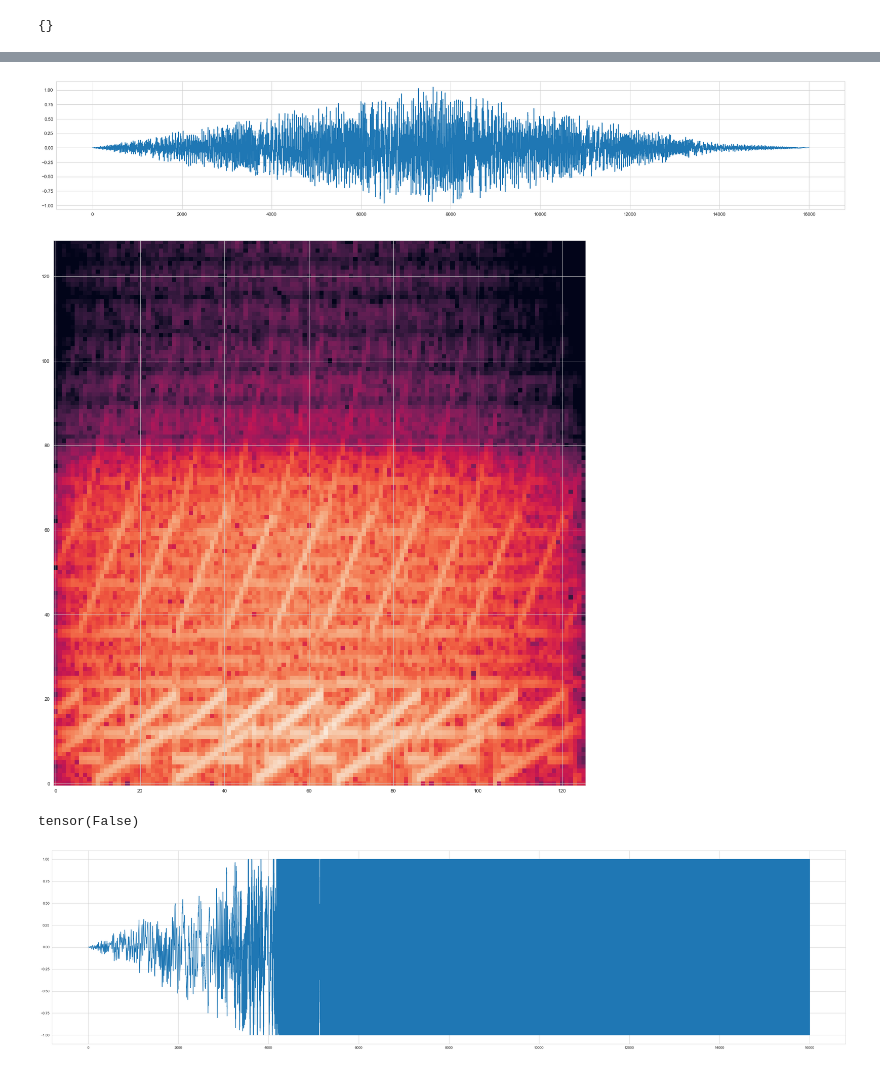
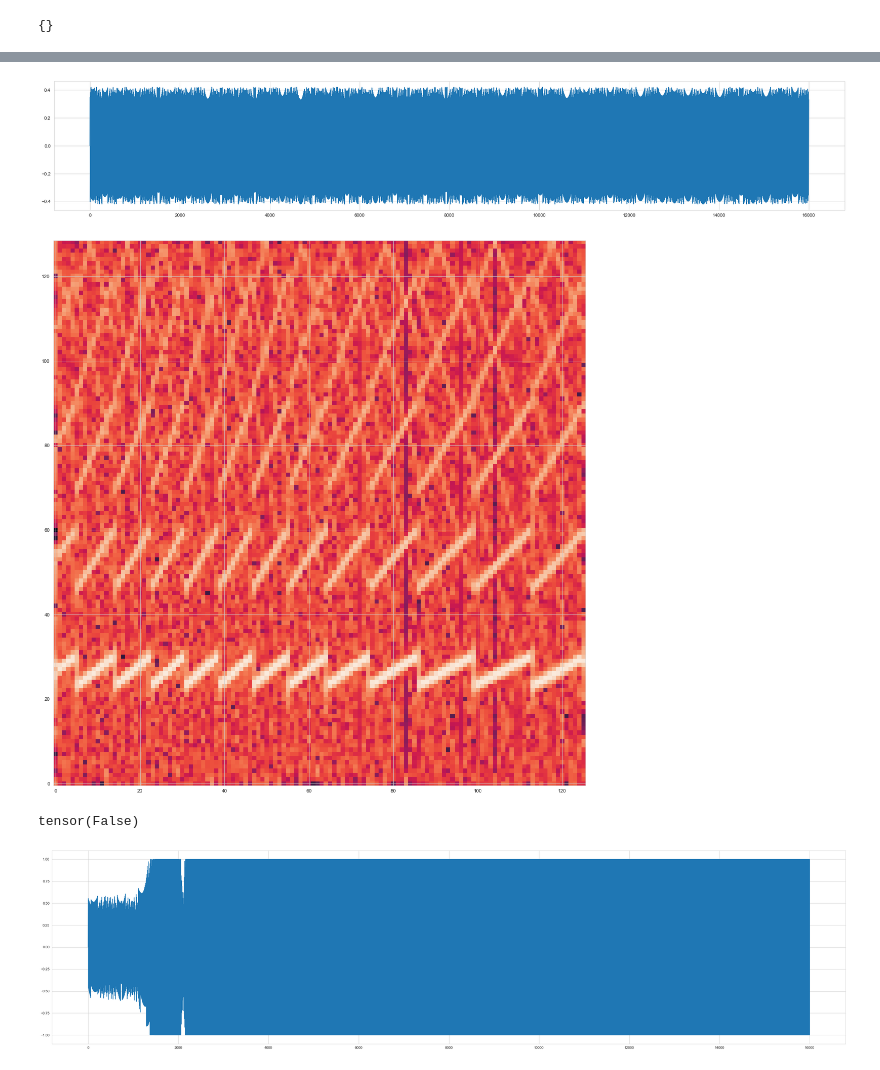
Before and after one commit to aisynth/diffmoog, a Jupyter notebook: visualization_notebooks/visualize_data.ipynb, the cells around one changed output, grey strips where cells are left out. Drawn from its saved outputs; the diff is of its cells as text; code cells hidden in the pictures.

```diff
--- a/visualization_notebooks/visualize_data.ipynb
+++ b/visualization_notebooks/visualize_data.ipynb
@@ -27,7 +29,7 @@ sns.set_style('whitegrid')
 
 spectrogram = Spectrogram(n_fft=256)
 # %%
-dataset_to_visualize = 'basic_flow_adsr_new'
+dataset_to_visualize = 'two_lfo_saw'
 split_to_visualize = 'train'
 data_dir = os.path.join('../data', dataset_to_visualize, split_to_visualize, '')
 
@@ -56,7 +58,7 @@ def get_params_dict_from_df(df: pd.DataFrame, idx: int):
 
     return filtered_dict
 # %%
-idx = 5
+idx = 0
 params = get_params_dict_from_df(params_df, idx)
 print(params)
 
@@ -70,6 +72,9 @@ spec = db(spectrogram(signal))
 np_signal = signal.numpy().squeeze()
 np_spec = spec.numpy().squeeze()
 
+audio = Audio(np_signal, rate=16000, autoplay=False)
+display(audio)
+
 fig, ax = plt.subplots(1, 1, figsize=(30, 5))
 ax.plot(np_signal)
 
@@ -81,5 +87,5 @@ plt.show()
-[figure, old version]
+[figure, new version]
-[figure, old version]
+[figure, new version]
 # %%
 filtered_sound = lowpass_biquad(signal, 16000, 8010)
 np_filtered_sound = filtered_sound.numpy().squeeze()
@@ -91,4 +97,4 @@ ax.plot(np_filtered_sound)
 plt.show()
 # %% [output]
 tensor(False)
-[figure, old version]
+[figure, new version]
```
Also changed, not shown: parts of 2 cells of this notebook, 11 other files.
